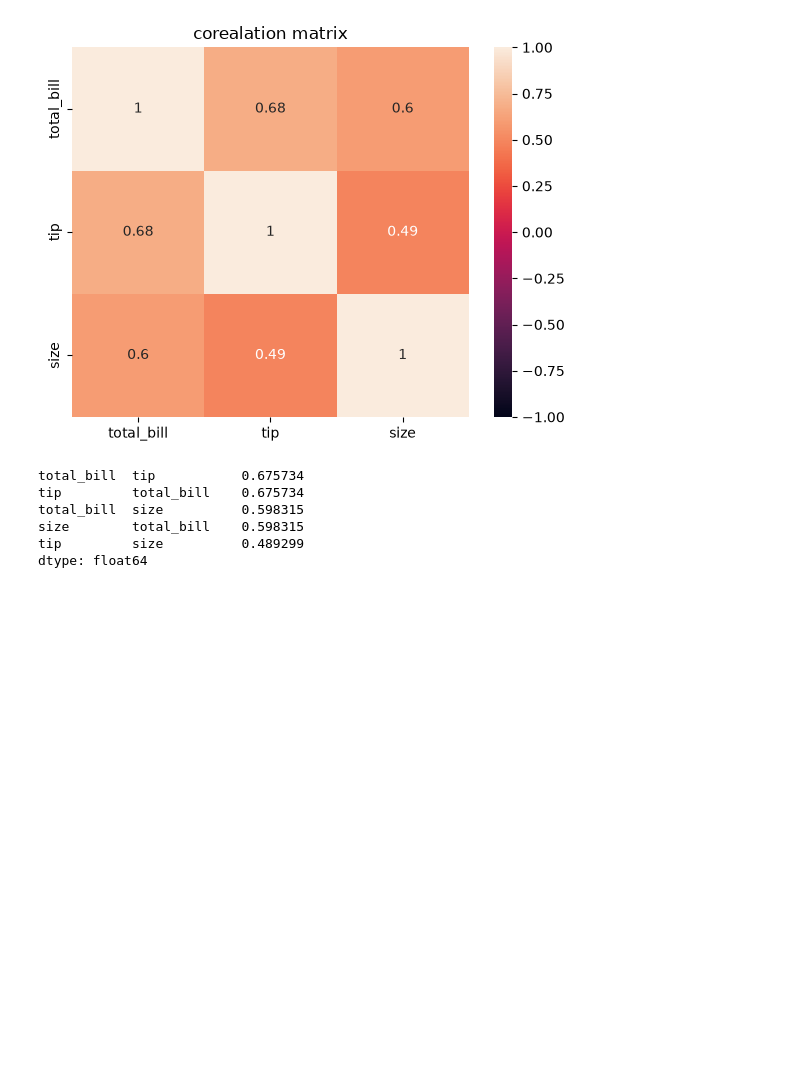
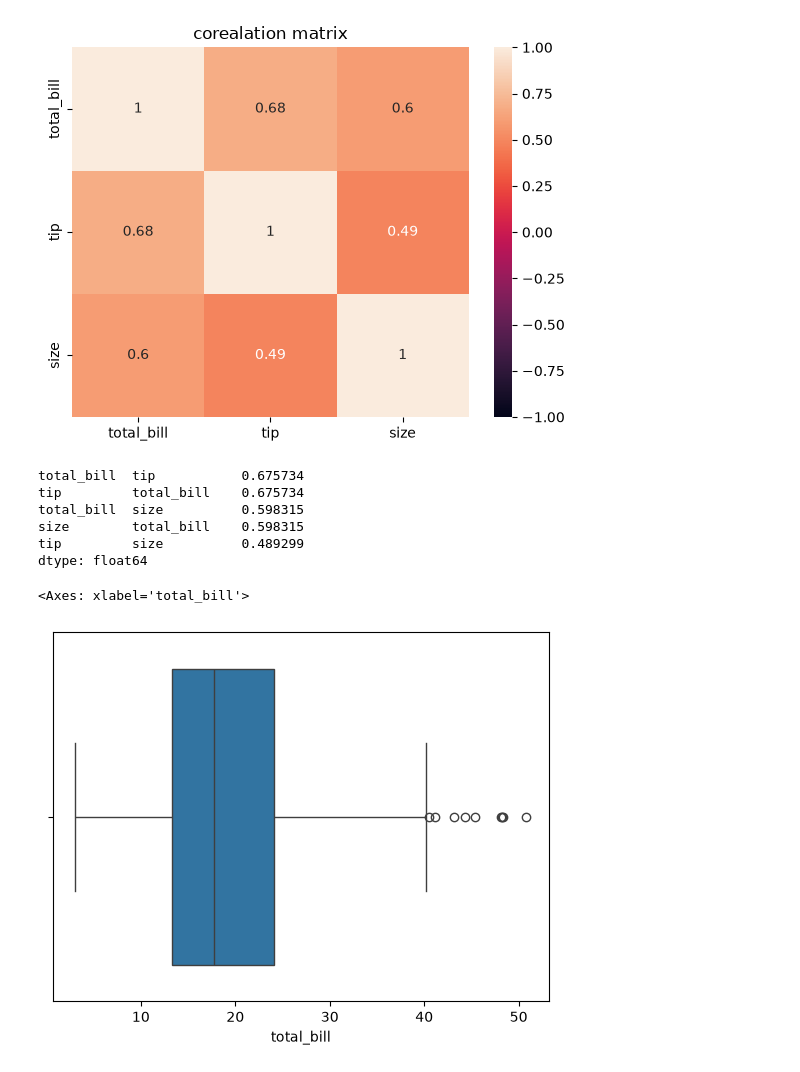
Before and after one commit to Aarati123456/python-data-science, a Jupyter notebook: pandas.ipynb, the cells around one changed output. Drawn from its saved outputs; the diff is of its cells as text; code cells hidden in the pictures; blank space fills up the shorter version.

```diff
--- a/pandas.ipynb
+++ b/pandas.ipynb
@@ -516,3 +516,8 @@ total_bill  size          0.598315
 size        total_bill    0.598315
 tip         size          0.489299
 dtype: float64
+# %%
+sns.boxplot(data=df,x="total_bill")
+# %% [output]
+<Axes: xlabel='total_bill'>
+[figure, added]
```
Also changed, not shown: parts of 2 cells of this notebook, 3 other files.
